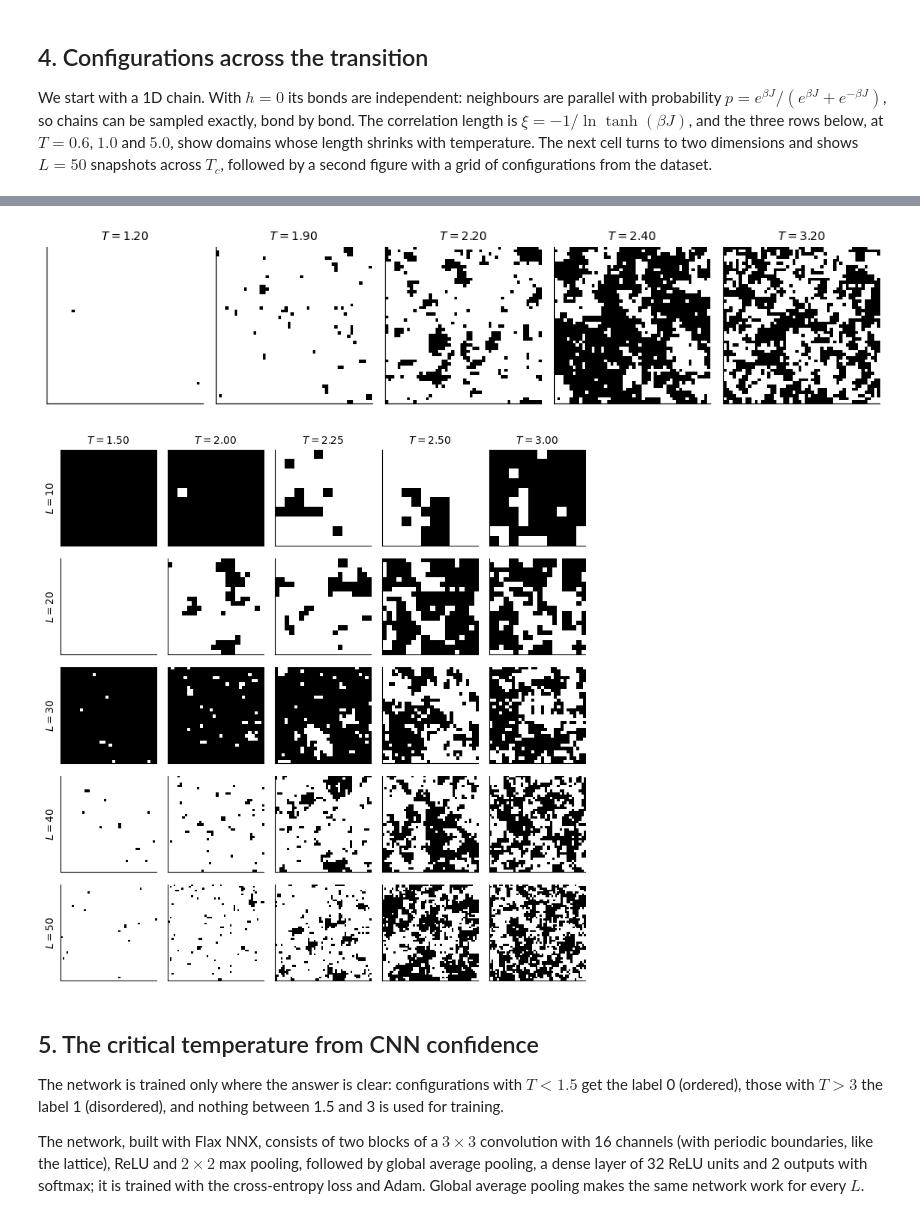
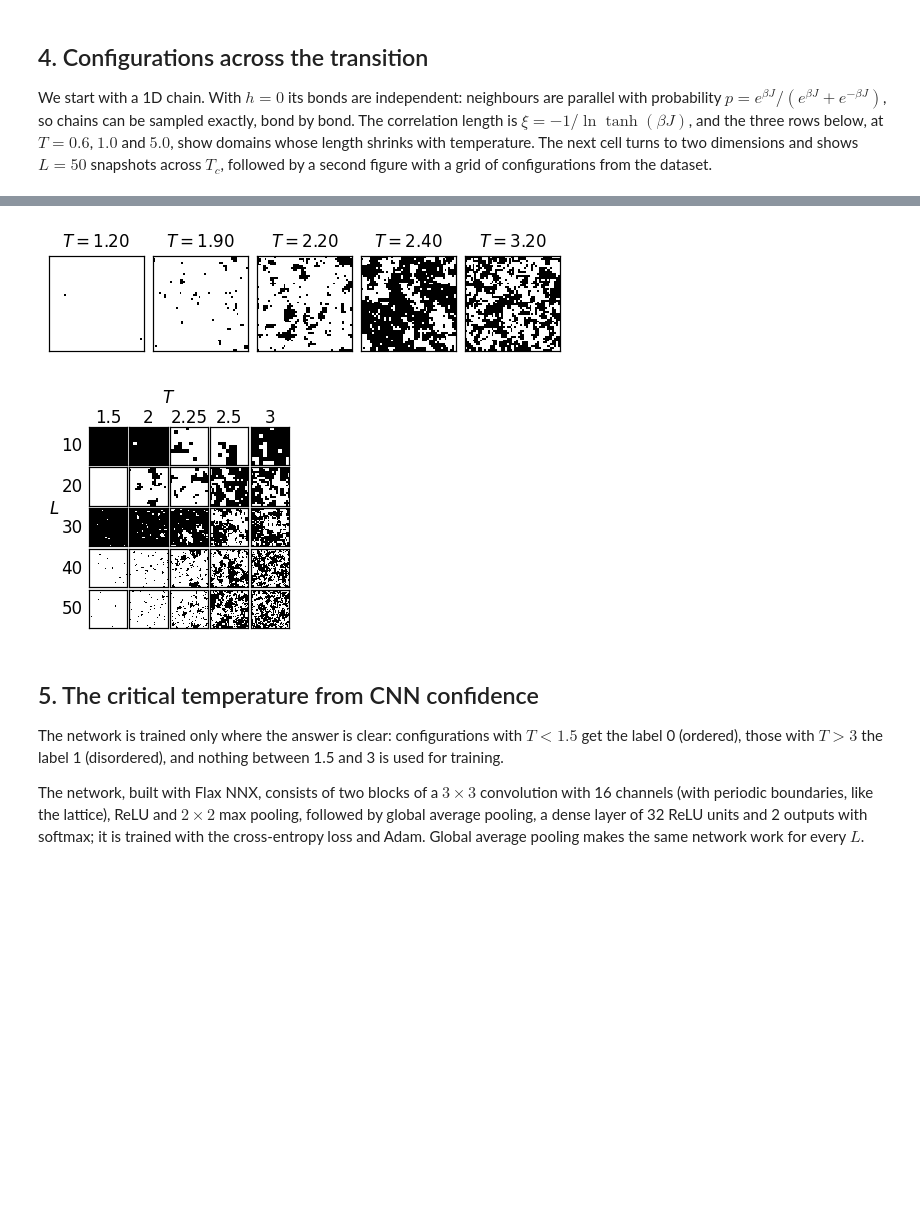
Before and after one commit to MarcinPlodzien/deep-learning-for-classical-and-quantum-physics, a Jupyter notebook: notebooks/lecture-04/ising-2d-monte-carlo-and-cnn.ipynb, the cells around one changed output, grey strips where cells are left out. Cells and saved outputs as stored; diff of their text form; code cells hidden in the pictures; blank space fills up the shorter version.

```diff
--- a/notebooks/lecture-04/ising-2d-monte-carlo-and-cnn.ipynb
+++ b/notebooks/lecture-04/ising-2d-monte-carlo-and-cnn.ipynb
@@ -144,13 +151,15 @@ def energy(c):
 
 colors_L = dict(zip(L_LIST, plt.cm.viridis(np.linspace(0.05, 0.85, len(L_LIST)))))
 Tf = np.linspace(1.0, 3.5, 400)
-fig, ax = plt.subplots(1, 2, figsize=(10, 3.4))
-for L in L_LIST:
-    ax[0].plot(T_GRID, np.abs(data[L].mean((-1, -2))).mean(1), ".-", ms=3, color=colors_L[L], label=f"$L={L}$")
-    ax[1].plot(T_GRID, energy(data[L]).mean(1), ".-", ms=3, color=colors_L[L])
-ax[0].plot(Tf, M_exact(Tf), "--", color="red", label="Onsager / Yang"); ax[1].plot(Tf, u_exact(Tf), "--", color="red")
-for a, lab in zip(ax, [r"$\langle|m|\rangle$", r"$\langle e\rangle$"]):
-    a.axvline(TC, color=grey, ls=":"); a.set_xlabel("$T$"); a.set_ylabel(lab)
-ax[0].legend(frameon=False, fontsize=8)
-fig.tight_layout(); fig.savefig(f"{OUT}/gen_Ising_M_E_vs_T.png", dpi=170, bbox_inches="tight"); plt.show()
+# this slide also carries two columns of text and is scaled to about 0.8 to fit, so the figure text is drawn at 13-14 pt
+with plt.rc_context({**SLIDE_RC, "font.size": 14, "axes.labelsize": 14, "xtick.labelsize": 13, "ytick.labelsize": 13, "legend.fontsize": 13}):
+    fig, ax = plt.subplots(1, 2, figsize=(5.5, 1.6), layout="constrained")
+    for L in L_LIST:
+        ax[0].plot(T_GRID, np.abs(data[L].mean((-1, -2))).mean(1), ".-", ms=2.5, lw=1.2, color=colors_L[L], label=f"$L={L}$")
+        ax[1].plot(T_GRID, energy(data[L]).mean(1), ".-", ms=2.5, lw=1.2, color=colors_L[L])
+    ax[0].plot(Tf, M_exact(Tf), "--", color="red", lw=1.2, label="exact"); ax[1].plot(Tf, u_exact(Tf), "--", color="red", lw=1.2)
+    for a, lab in zip(ax, [r"$\langle|m|\rangle$", r"$\langle e\rangle$"]):
+        a.axvline(TC, color=grey, ls=":"); a.set_xlabel("$T$"); a.set_ylabel(lab); a.set_xticks([1, 2, 3])
+    fig.legend(*ax[0].get_legend_handles_labels(), loc="outside right center", handlelength=1.2, labelspacing=0.25)
+    fig.savefig(f"{OUT}/gen_Ising_M_E_vs_T.png", dpi=200, bbox_inches="tight", pad_inches=0.02); plt.show()
 # %% [output]
@@ -178,24 +189,28 @@ plt.tight_layout(); plt.savefig(f"{OUT}/gen_ising1d_chains.png", dpi=200, bbox_i
 # %%
 T_row = [1.2, 1.9, 2.2, 2.4, 3.2]
-fig, axs = plt.subplots(1, 5, figsize=(10, 2.2))
-for a, Tv in zip(axs, T_row):
-    i = int(np.argmin(abs(T_GRID - Tv)))
-    a.imshow(data[50][i, 0], cmap="gray", vmin=-1, vmax=1, interpolation="nearest"); a.set_xticks([]); a.set_yticks([])
-    a.set_title(f"$T = {T_GRID[i]:.2f}$", fontsize=10)
-plt.tight_layout(); plt.savefig(f"{OUT}/gen_Ising_configs_L50_row.png", dpi=170, bbox_inches="tight"); plt.show()
+with plt.rc_context(SLIDE_RC):
+    fig, axs = plt.subplots(1, 5, figsize=(4.73, 1.2), layout="constrained")
+    for a, Tv in zip(axs, T_row):
+        i = int(np.argmin(abs(T_GRID - Tv)))
+        a.imshow(data[50][i, 0], cmap="gray", vmin=-1, vmax=1, interpolation="nearest"); a.set_xticks([]); a.set_yticks([]); a.spines[:].set_visible(True)
+        a.set_title(f"$T = {T_GRID[i]:.2f}$", fontsize=11)
+    fig.savefig(f"{OUT}/gen_Ising_configs_L50_row.png", dpi=200, bbox_inches="tight", pad_inches=0.02); plt.show()
 
 T_show = [1.5, 2.0, 2.25, 2.5, 3.0]
-fig, axs = plt.subplots(len(L_LIST), len(T_show), figsize=(7.5, 7.6))
-for r, L in enumerate(L_LIST):
-    for k, Tv in enumerate(T_show):
-        i = int(np.argmin(abs(T_GRID - Tv))); a = axs[r, k]
-        a.imshow(data[L][i, 0], cmap="gray", vmin=-1, vmax=1, interpolation="nearest"); a.set_xticks([]); a.set_yticks([])
-        if r == 0: a.set_title(f"$T = {T_GRID[i]:.2f}$", fontsize=10)
-        if k == 0: a.set_ylabel(f"$L = {L}$", fontsize=10)
-plt.tight_layout(); plt.savefig(f"{OUT}/gen_Ising_dataset.png", dpi=170, bbox_inches="tight"); plt.show()
+with plt.rc_context(SLIDE_RC):
+    fig, axs = plt.subplots(len(L_LIST), len(T_show), figsize=(2.2, 2.2), layout="constrained")
+    fig.get_layout_engine().set(w_pad=0.01, h_pad=0.01, wspace=0.02, hspace=0.02)
+    for r, L in enumerate(L_LIST):
+        for k, Tv in enumerate(T_show):
+            i = int(np.argmin(abs(T_GRID - Tv))); a = axs[r, k]
+            a.imshow(data[L][i, 0], cmap="gray", vmin=-1, vmax=1, interpolation="nearest"); a.set_xticks([]); a.set_yticks([]); a.spines[:].set_visible(True)
+            if r == 0: a.set_title(f"{T_GRID[i]:g}", fontsize=11, pad=2)
+            if k == 0: a.set_ylabel(f"{L}", fontsize=11, rotation=0, ha="right", va="center")
+    fig.suptitle("$T$", fontsize=11); fig.supylabel("$L$", fontsize=11, rotation=0)
+    fig.savefig(f"{OUT}/gen_Ising_dataset.png", dpi=200, bbox_inches="tight", pad_inches=0.02); plt.show()
 # %% [output]
-[figure, old version]
+[figure, new version]
-[figure, old version]
+[figure, new version]
 # %% [markdown]
 ## 5. The critical temperature from CNN confidence
 
```
Also changed, not shown: parts of 7 cells of this notebook, 58 other files.
